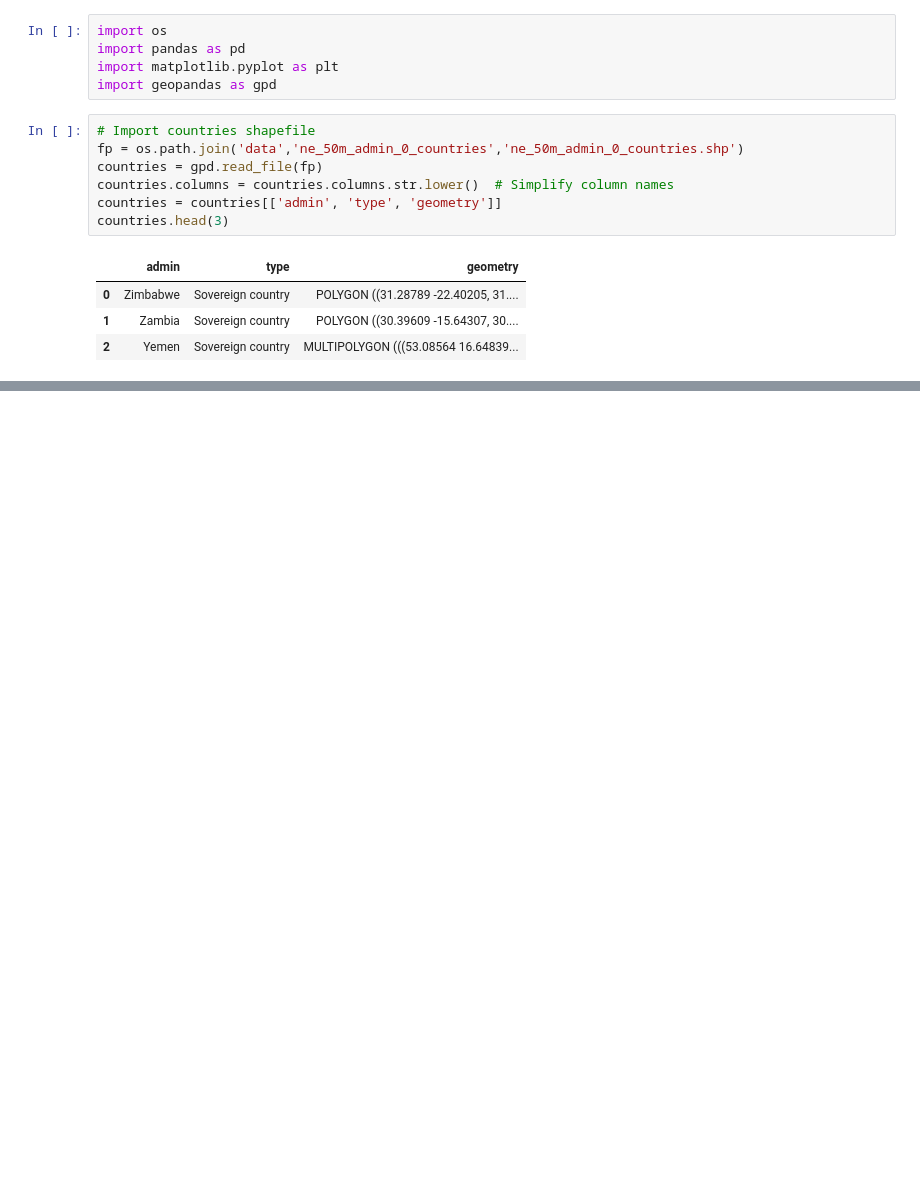
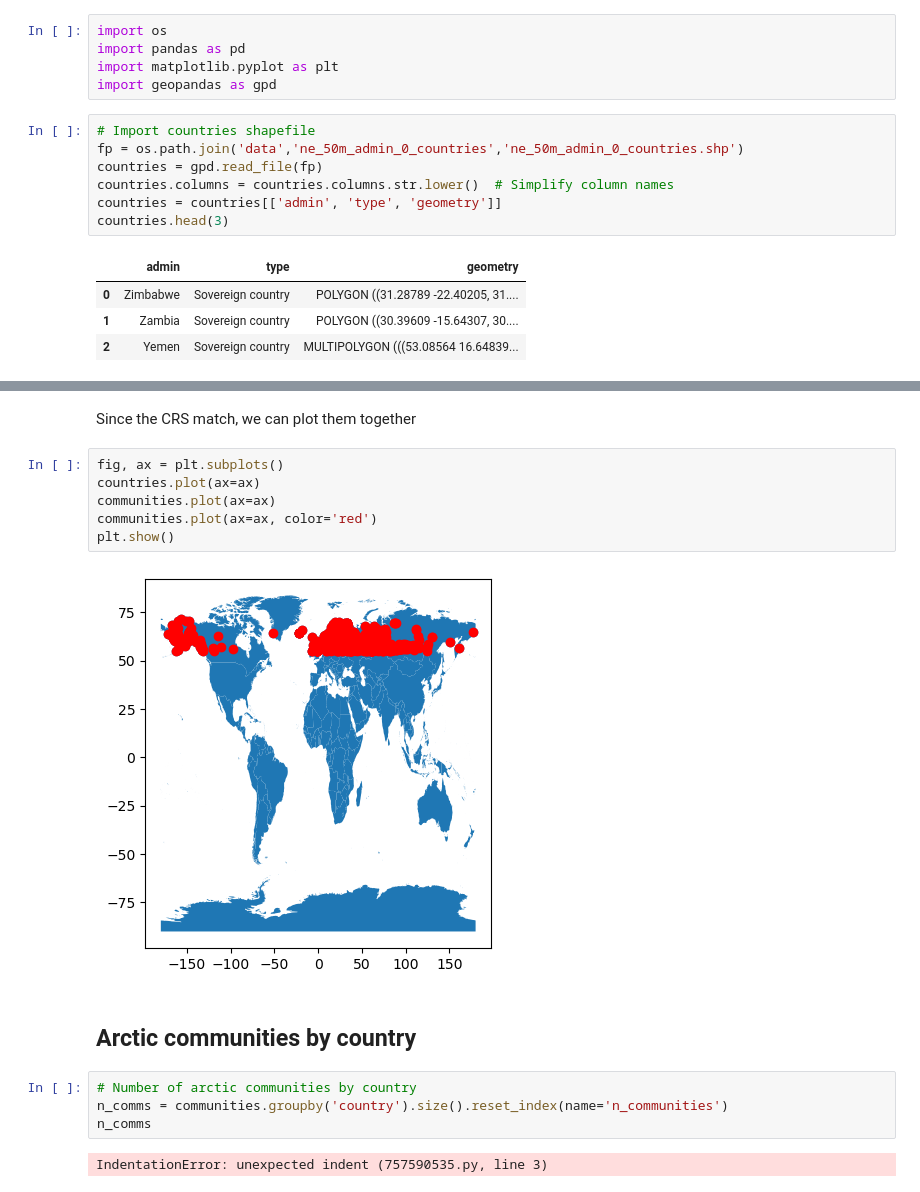
Before and after one commit to lucianbluescher/eds220-2025-in-class., a Jupyter notebook: week6-reprojecting.ipynb, the cells around one changed output, grey strips where cells are left out. Saved outputs shown, nothing was run; the diff lists cells and outputs as text; blank space fills up the shorter version.

```diff
--- a/week6-reprojecting.ipynb
+++ b/week6-reprojecting.ipynb
@@ -41,0 +66,18 @@ country_names.head()
+# %% [markdown]
+Since the CRS match, we can plot them together
+# %%
+fig, ax = plt.subplots()
+countries.plot(ax=ax)
+communities.plot(ax=ax)
+communities.plot(ax=ax, color='red')
+plt.show()
+# %% [output]
+[figure, added]
+# %% [markdown]
+## Arctic communities by country
+# %%
+# Number of arctic communities by country
+n_comms = communities.groupby('country').size().reset_index(name='n_communities')
+n_comms
+# %% [output]
+IndentationError: unexpected indent (757590535.py, line 3)
```
Also changed, not shown: parts of 28 cells of this notebook.
